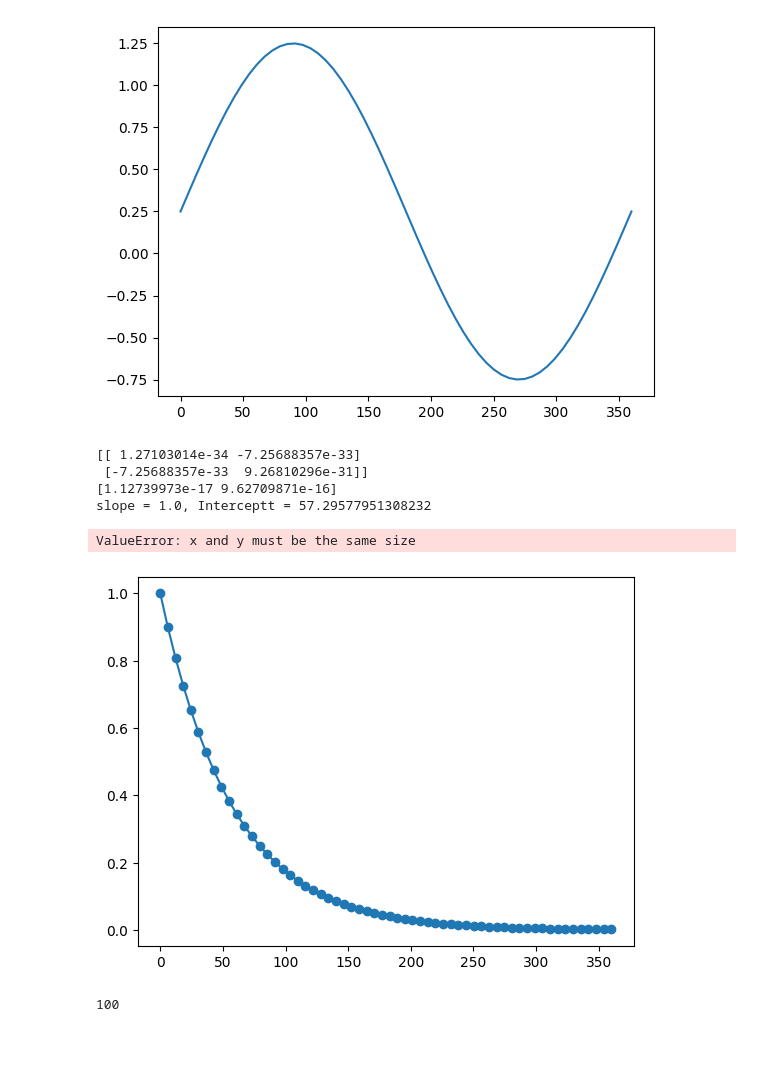
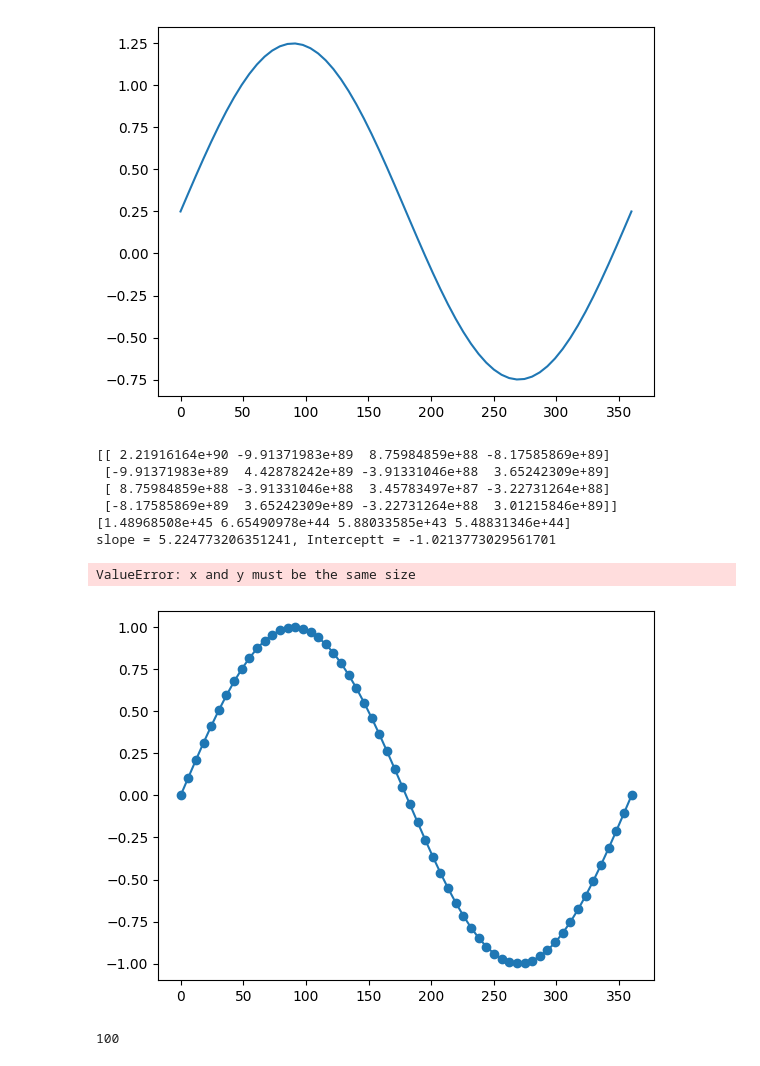
Before and after one commit to Samapti25/solar, a Jupyter notebook: carringtonmaps.ipynb, the cells around one changed output. Drawn from its saved outputs; the diff is of its cells as text; code cells hidden in the pictures.

```diff
--- a/carringtonmaps.ipynb
+++ b/carringtonmaps.ipynb
@@ -440,0 +579,2 @@ for file in txt_files:
+# %%
+N=np.array(A)
@@ -440,0 +597,10 @@ for file in txt_files:
+# %%
+older_path3="/content/drive/MyDrive/data folder/North hemisphere"
+files = os.listdir(folder_path3)
+txt_files = glob.glob(os.path.join(folder_path3, '*.txt'))
+A=[]
+B=[]
+C=[]
+
+for file in txt_files:
+	print(file)
@@ -441,12 +610,15 @@ for file in txt_files:
 # %%
 with open (file, "r") as infile:
-  for line in infile:
-    parts=line.split()
-    if len(parts)==2:
-      lon=float(parts[0])
-      lat=float(parts[1])
-      lon_rad = (lon*np.pi)/180
-      def model(lon_rad,a,b,c):
-        return a+b*np.sin(lon_rad+c)
-      params,_ = curve_fit(model,lon_rad,lat)
-      print(f"a = {params[0]}, b = {params[1]}, c={params[2]}")
+    for line in infile:
+      parts=line.split()
+      if len(parts)==2:
+        LON=float(parts[0])
+        LAT=float(parts[1])
+        lon_rad = (LON*np.pi)/180
+
+        A.append(LON)
+        B.append(LAT)
+        C.append(lon_rad)
+
+c=np.array(C)
+y=17.4709+2.07006*np.sin(c+3.25956)
@@ -473,27 +673,29 @@ plt.plot(x,y)
 # %%
 from scipy.optimize import curve_fit
 import numpy as np
 import matplotlib.pyplot
 x=np.linspace(0,360,60)
 X=(x*np.pi)/180
-y=np.exp(-X)
+y=np.sin(X)
 plt.scatter(x,y)
-def model(x,a,b):
-  return a*np.exp(-(x/b))
+def model(x,X,a,b,c):
+  return a+b*np.sin(X+c)
 params,cov = curve_fit(model,x,y)
 print(cov)
 error=np.sqrt(np.diag(cov))
 print(error)
 print(f"slope = {params[0]}, Interceptt = {params[1]}")
 plt.plot(x,y)
 plt.scatter(x,error)
 # %% [output]
-[[ 1.27103014e-34 -7.25688357e-33]
- [-7.25688357e-33  9.26810296e-31]]
-[1.12739973e-17 9.62709871e-16]
-slope = 1.0, Interceptt = 57.29577951308232
+[[ 2.21916164e+90 -9.91371983e+89  8.75984859e+88 -8.17585869e+89]
+ [-9.91371983e+89  4.42878242e+89 -3.91331046e+88  3.65242309e+89]
+ [ 8.75984859e+88 -3.91331046e+88  3.45783497e+87 -3.22731264e+88]
+ [-8.17585869e+89  3.65242309e+89 -3.22731264e+88  3.01215846e+89]]
+[1.48968508e+45 6.65490978e+44 5.88033585e+43 5.48831346e+44]
+slope = 5.224773206351241, Interceptt = -1.0213773029561701
 ValueError: x and y must be the same size
-[figure, old version]
+[figure, new version]
 # %%
 x=np.linspace(-5,5,100)
 y=np.linspace(-10,10,100)
```
Also changed, not shown: parts of 39 cells of this notebook.
